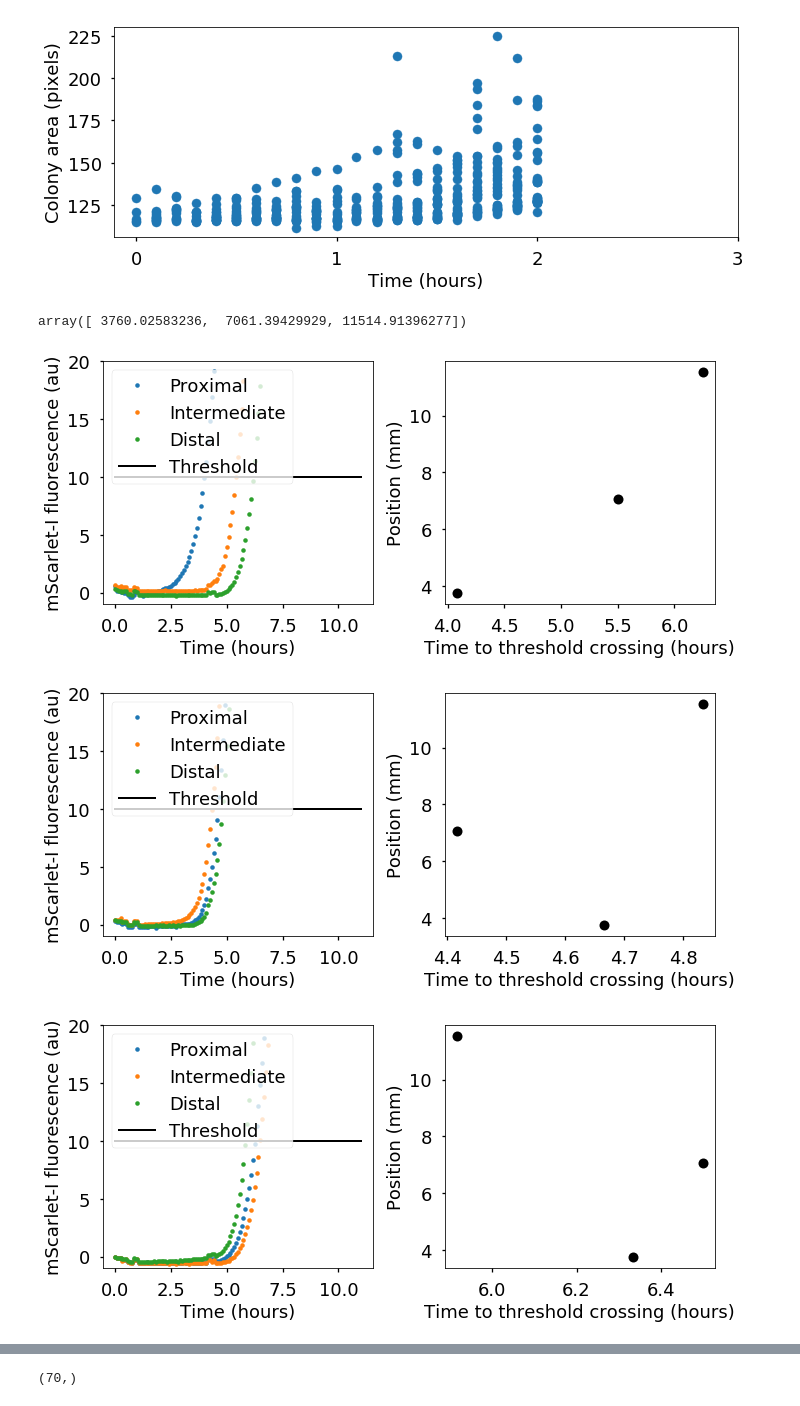
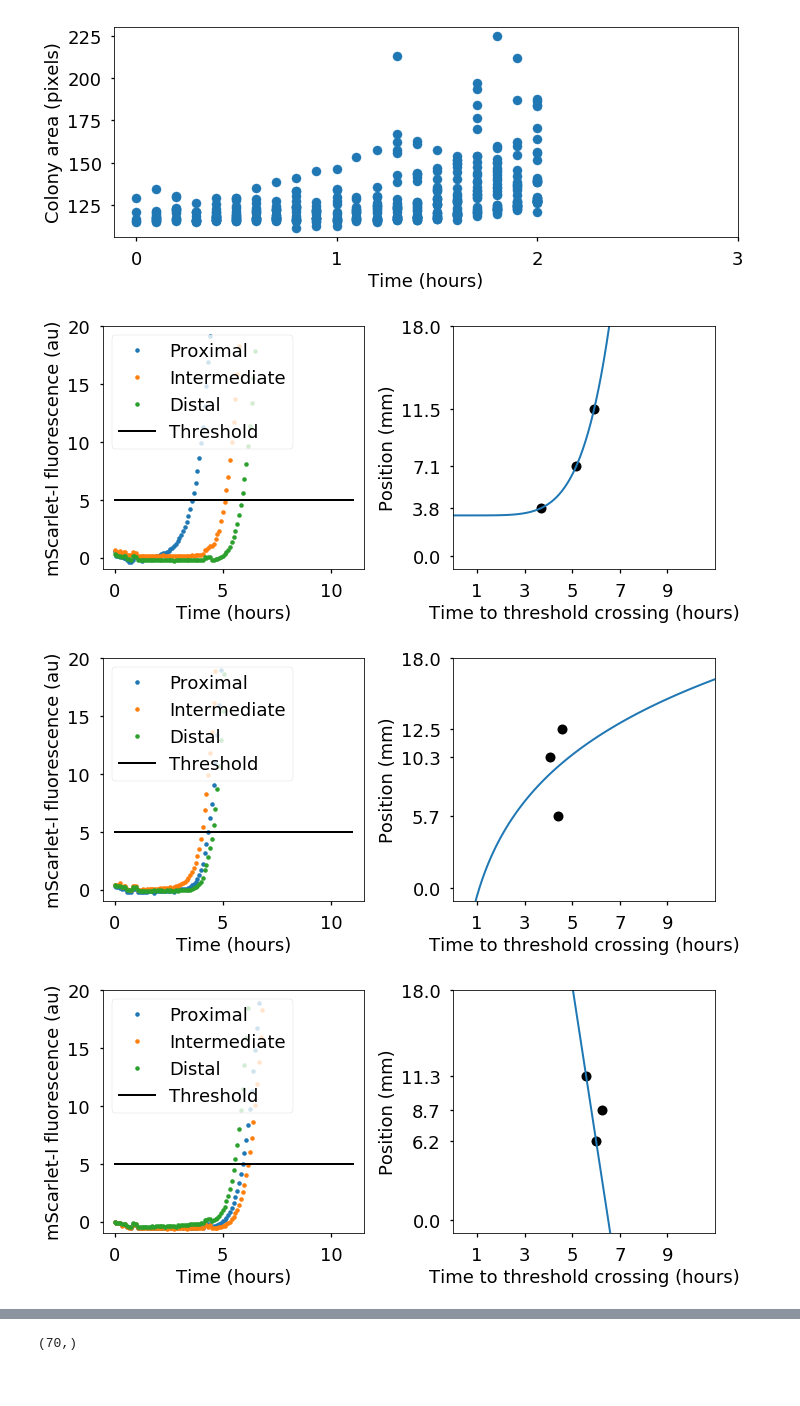
Before and after one commit to boospooky/omnitray-modeling, a Jupyter notebook: omnitray-modeling/microscope_movie_180509/image_analysis_180509.ipynb, the cells around one changed output, grey strips where cells are left out. Drawn from its saved outputs; the diff is of its cells as text; code cells hidden in the pictures.

```diff
--- a/omnitray-modeling/microscope_movie_180509/image_analysis_180509.ipynb
+++ b/omnitray-modeling/microscope_movie_180509/image_analysis_180509.ipynb
@@ -1477,7 +1425,3 @@ print((df.loc[(df.time == t_min)&(df.pos == 4), 'col_size'].sum())/(1024**2))
 67057
 0.0639505386352539
 [figure]
-# %%
-np.sqrt(np.sum(np.power(cor_pos_df.loc[np.arange(3),['x', 'y']],2).values,axis=1))
-# %% [output]
-array([ 3760.02583236,  7061.39429929, 11514.91396277])
@@ -1484,11 +1450,12 @@ array([ 3760.02583236,  7061.39429929, 11514.91396277])
 # %%
-temp = 'full_image_part_2_{}.csv'
-column_names = ('time', 'pos', 'sfcfp', 'mscarlet')
-df = pd.DataFrame(columns=column_names)
-df.pos = df.pos.astype(np.float)
-for fn in [temp.format(i) for i in range(4)]:
-    df = df.append(pd.read_csv(fn, index_col=0), ignore_index=True)
-
+# temp = 'full_image_part_2_{}.csv'
+# column_names = ('time', 'pos', 'sfcfp', 'mscarlet')
+# df = pd.DataFrame(columns=column_names)
+# df.pos = df.pos.astype(np.float)
+# for fn in [temp.format(i) for i in range(4)]:
+#     df = df.append(pd.read_csv(fn, index_col=0), ignore_index=True)
+# df.to_csv('full_image.csv', index=False)
+df = pd.read_csv('full_image.csv')
 t_min = df.time.min()
 
 def plot_positions(df, pos_list, title, labels, channel, chan_lab):
@@ -1505,7 +1472,7 @@ def plot_positions(df, pos_list, title, labels, channel, chan_lab):
     t_vec = df_piv.columns.values
     t_vec_corr = (t_vec - t_min)/3600
     arr = df_piv.values - bg
-    thresh = 10
+    thresh = 5
     arr_thresh = arr > thresh
     t_cross = np.zeros(n) * np.nan
     for i in np.arange(n):
@@ -1513,53 +1480,54 @@ def plot_positions(df, pos_list, title, labels, channel, chan_lab):
         if len(t_thresh) > 0:
             t_cross[i] = t_thresh.min()
 #     x_vec = positions_list[pos_list.astype(int),:]
-    x_vec = np.sqrt(np.sum(np.power(cor_pos_df.loc[np.arange(3),['x', 'y']],2).values,axis=1))/1000
+    x_vec = np.sqrt(np.sum(np.power(cor_pos_df.loc[pos_list,['x', 'y']],2).values,axis=1))/1000
     cross_vec = (t_cross - t_min)/3600
     axs[1].plot(cross_vec, x_vec, 'ko', ms=10)
     n_cross = np.sum(1 - np.isnan(t_cross))
-#     if n_cross > 1:
-#         interp_x = np.linspace(t_vec_corr[0], t_vec_corr[-1],100)
-#         f_interp = scp.interpolate.interp1d(cross_vec[:n_cross], x_vec[:n_cross],
-#                                             kind='linear', fill_value='extrapolate')
-#         interp_y = f_interp(interp_x)
-#         axs[1].plot(interp_x, interp_y, '-')
+    if n_cross > 1:
+        interp_t = np.linspace(t_vec_corr[0], t_vec_corr[-1],100)
+        fit_p = fit_wrapper(cross_vec, x_vec)
+        interp_x = f_fun(fit_p, interp_t)
+        axs[1].plot(interp_t, interp_x, '-')
+#         print(cross_vec)
 #     if np.isnan(t_cross).sum() < 2 :
 #         nan_inds = np.isnan(t_cross)
 #         cv = cross_vec[(1-nan_inds)>0]
 #         xv = x_vec[(1-nan_inds)>0]
 #         slope = np.diff(xv) / np.diff(cv)
 #         print(slope)
 #         axs[1].text(0.6,11,"Slope = {:0.2f} mm/hour".format(slope[0]), fontsize=16)
     axs[0].plot((t_vec - t_min) / 3600, arr.T, '.')
     axs[0].plot([t_vec_corr[0], t_vec_corr[-1]], 2*[thresh], 'k-')
     axs[0].set_ylim([-1,20])
 #     axs[0].set_yticks(np.arange(0,31,10))
     axs[0].set_ylabel(chan_lab)
     axs[0].set_xlabel("Time (hours)")
 #     axs[0].set_xticks(np.arange(1,11,2))
     axs[0].legend(labels=['Proximal', 'Intermediate', 'Distal','Threshold'],
                   loc=2, frameon=True)
-#     axs[1].set_xlim([t_vec_corr[0], t_vec_corr[-1]])
-#     axs[1].set_ylim([-1, 4*4.5])
-#     axs[1].set_yticks(x_vec)
-#     axs[1].set_yticklabels(np.round(x_vec,1))
-#     axs[1].set_xticks(np.arange(1,11,2))
+    axs[1].set_xlim([t_vec_corr[0], t_vec_corr[-1]])
+    axs[1].set_ylim([-1, 4*4.5])
+    x_tix = np.array([0] + list(x_vec) + [18])
+    axs[1].set_yticks(x_tix)
+    axs[1].set_yticklabels(np.round(x_tix,1))
+    axs[1].set_xticks(np.arange(1,11,2))
     axs[1].set_xlabel("Time to threshold crossing (hours)")
     axs[1].set_ylabel("Position (mm)")
     plt.tight_layout()
 
 labels = 3*["Signal source", "Near", "Far"]
 plot_positions(df, np.arange(3), "Inactive senders, pulsers", labels, 'mscarlet', 'mScarlet-I fluorescence (au)')
-# plt.savefig('pad1_mscarlet.pdf')
-# plt.savefig('pad1_mscarlet.png', dpi=150, transparent=True)
+plt.savefig('pad1_mscarlet.pdf')
+plt.savefig('pad1_mscarlet.png', dpi=150, transparent=True)
 plot_positions(df, np.arange(3,6), "Senders, pulsers", labels, 'mscarlet', 'mScarlet-I fluorescence (au)')
-# plt.savefig('pad2_mscarlet.pdf')
-# plt.savefig('pad2_mscarlet.png', dpi=150, transparent=True)
+plt.savefig('pad2_mscarlet.pdf')
+plt.savefig('pad2_mscarlet.png', dpi=150, transparent=True)
 plot_positions(df, np.arange(6,9), "Senders, receivers", labels, 'mscarlet', 'mScarlet-I fluorescence (au)')
-# plt.savefig('pad3_mscarlet.pdf')
-# plt.savefig('pad3_mscarlet.png', dpi=150, transparent=True)
+plt.savefig('pad3_mscarlet.pdf')
+plt.savefig('pad3_mscarlet.png', dpi=150, transparent=True)
 # %% [output]
-[figure, old version]
+[figure, new version]
-[figure, old version]
+[figure, new version]
-[figure, old version]
+[figure, new version]
 # %%
```
Also changed, not shown: parts of 9 cells of this notebook, 5 other files.
